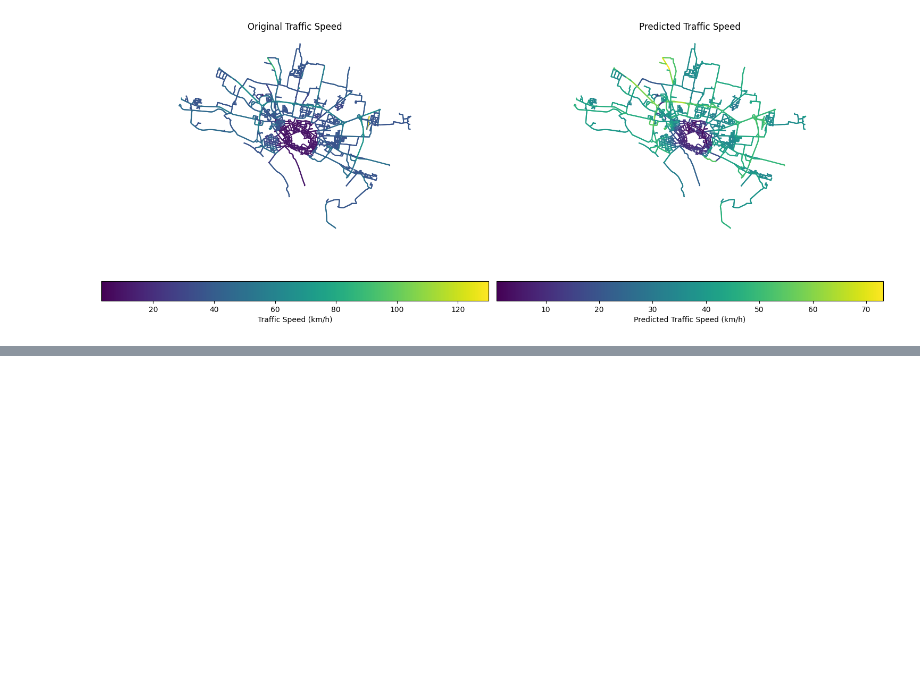
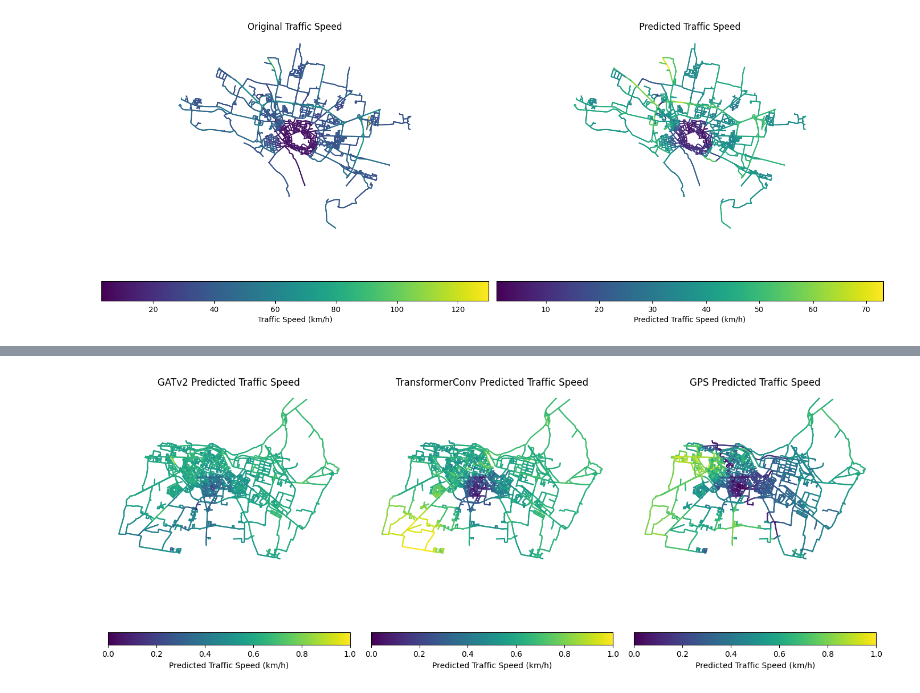
Before and after one commit to StefanoCarotti/FBK, a Jupyter notebook: GDS/CR/CR-2.ipynb, the cells around one changed output, grey strips where cells are left out. Cells and saved outputs as stored; diff of their text form; code cells hidden in the pictures; blank space fills up the shorter version.

```diff
--- a/GDS/CR/CR-2.ipynb
+++ b/GDS/CR/CR-2.ipynb
@@ -924,0 +950,28 @@ plt.show()
+# %%
+# compare the three models
+fig, (ax1, ax2, ax3) = plt.subplots(1, 3, figsize=(14, 8))
+# Plot the GAT predictions
+edges_gnn_pc.plot(column='gat_predictions', ax=ax1, legend=True, cmap='viridis', legend_kwds={
+    'label': "Predicted Traffic Speed (km/h)",
+    'orientation': "horizontal"
+})
+ax1.set_title('GATv2 Predicted Traffic Speed')
+ax1.set_axis_off()
+# Plot the GT predictions
+edges_gnn_pc.plot(column='gt_predictions', ax=ax2, legend=True, cmap='viridis', legend_kwds={
+    'label': "Predicted Traffic Speed (km/h)",
+    'orientation': "horizontal"
+})
+ax2.set_title('TransformerConv Predicted Traffic Speed')
+ax2.set_axis_off()
+# Plot the GPS predictions
+edges_gnn_pc.plot(column='gps_predictions', ax=ax3, legend=True, cmap='viridis', legend_kwds={
+    'label': "Predicted Traffic Speed (km/h)",
+    'orientation': "horizontal"
+})
+ax3.set_title('GPS Predicted Traffic Speed')
+ax3.set_axis_off()
+plt.tight_layout()
+plt.show()
+# %% [output]
+[figure, added]
```
Also changed, not shown: parts of 2 cells of this notebook.
